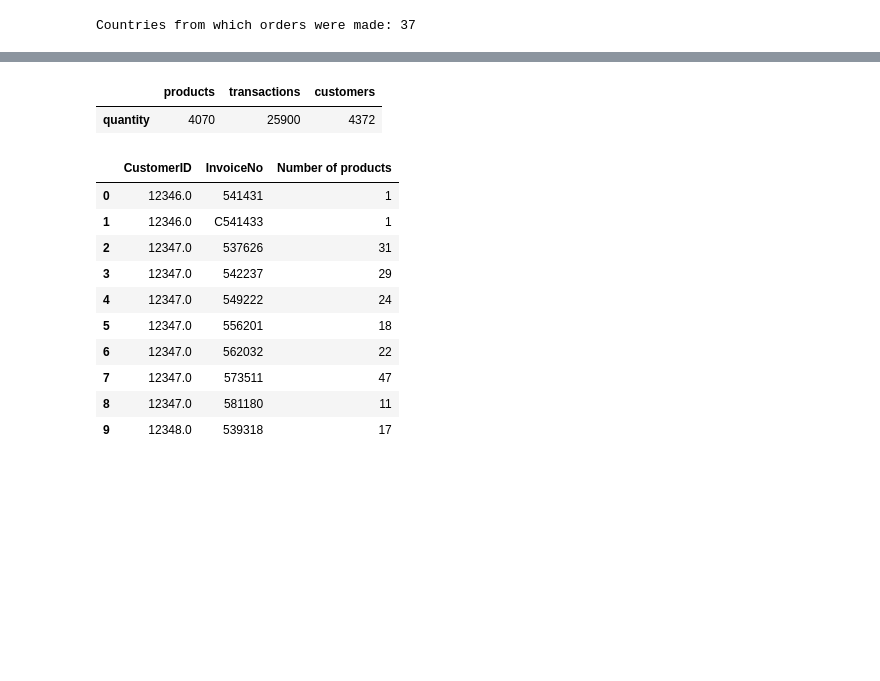
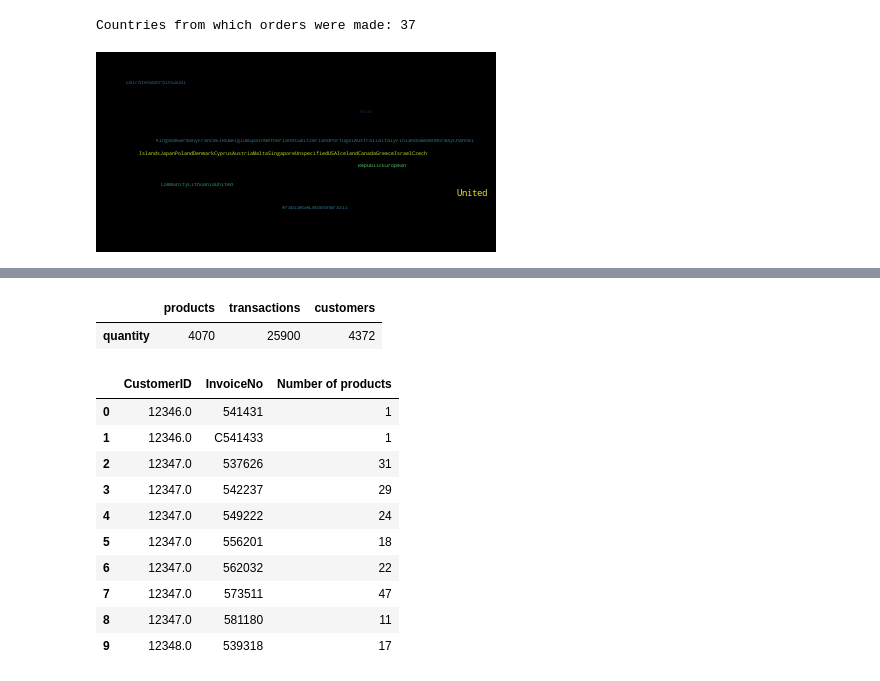
Before and after one commit to 23subbhashit/Ecommerce, a Jupyter notebook: E_commerce.ipynb, the cells around one changed output, grey strips where cells are left out. Cells and saved outputs as stored; diff of their text form; code cells hidden in the pictures; blank space fills up the shorter version.

```diff
--- a/E_commerce.ipynb
+++ b/E_commerce.ipynb
@@ -24,6 +24,13 @@ countries = temp['Country'].value_counts()
 print('Countries from which orders were made: {}'.format(len(countries)))
 # %% [output]
 Countries from which orders were made: 37
+# %%
+import wordcloud as wc
+w=wc.WordCloud()
+w.generate("".join(countries.index))
+w.to_image()
+# %% [output]
+[figure, added]
 # %%
 import plotly.graph_objects as go
 import pandas as pd
```
Also changed, not shown: parts of 15 cells of this notebook.
